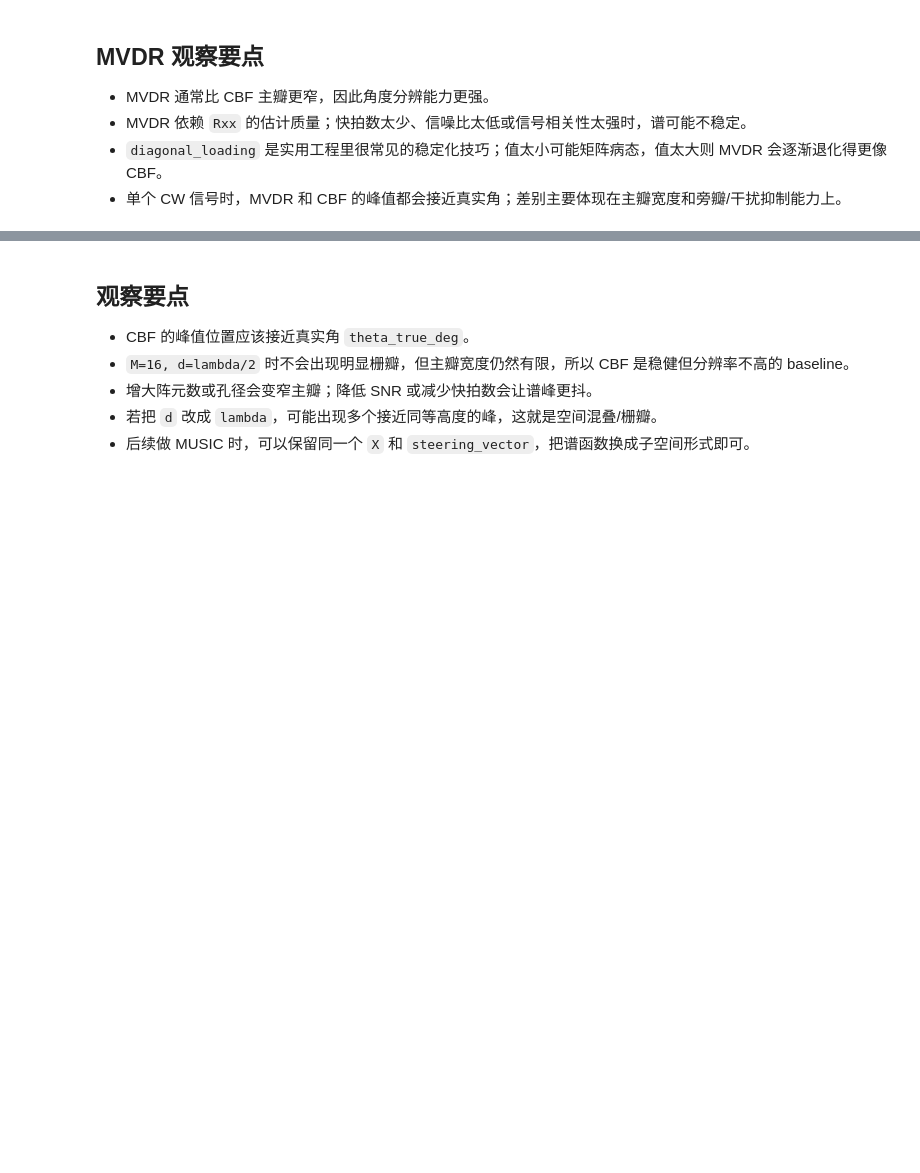
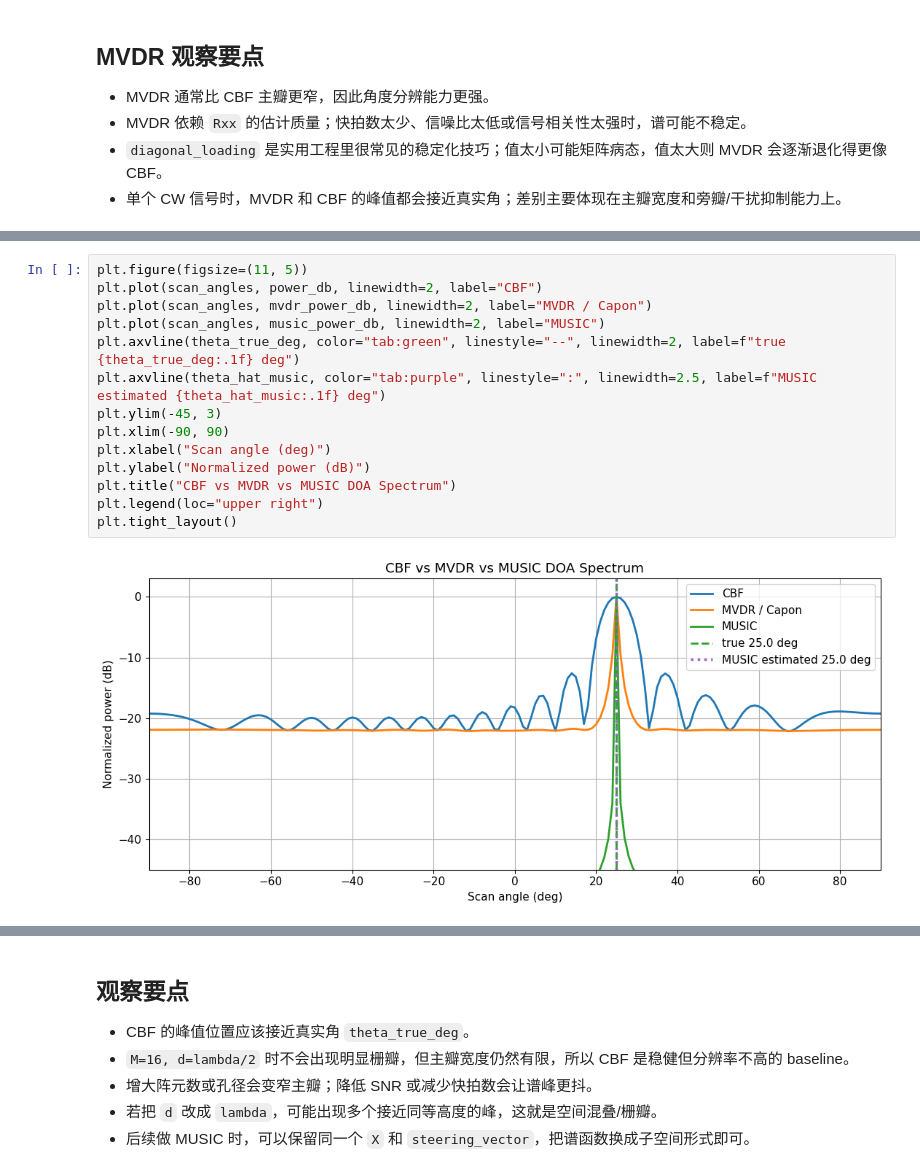
Before and after one commit to wotwoker/signalDOA, a Jupyter notebook: experiments/Narrow.ipynb, the cells around one changed output, grey strips where cells are left out. Saved outputs shown, nothing was run; the diff lists cells and outputs as text; blank space fills up the shorter version.

Commit message:
implement music

```diff
--- a/experiments/Narrow.ipynb
+++ b/experiments/Narrow.ipynb
@@ -259,0 +325,16 @@ plt.tight_layout()
+# %%
+plt.figure(figsize=(11, 5))
+plt.plot(scan_angles, power_db, linewidth=2, label="CBF")
+plt.plot(scan_angles, mvdr_power_db, linewidth=2, label="MVDR / Capon")
+plt.plot(scan_angles, music_power_db, linewidth=2, label="MUSIC")
+plt.axvline(theta_true_deg, color="tab:green", linestyle="--", linewidth=2, label=f"true {theta_true_deg:.1f} deg")
+plt.axvline(theta_hat_music, color="tab:purple", linestyle=":", linewidth=2.5, label=f"MUSIC estimated {theta_hat_music:.1f} deg")
+plt.ylim(-45, 3)
+plt.xlim(-90, 90)
+plt.xlabel("Scan angle (deg)")
+plt.ylabel("Normalized power (dB)")
+plt.title("CBF vs MVDR vs MUSIC DOA Spectrum")
+plt.legend(loc="upper right")
+plt.tight_layout()
+# %% [output]
+[figure, added]
```
Also changed, not shown: parts of 3 cells of this notebook, 3 other files.
